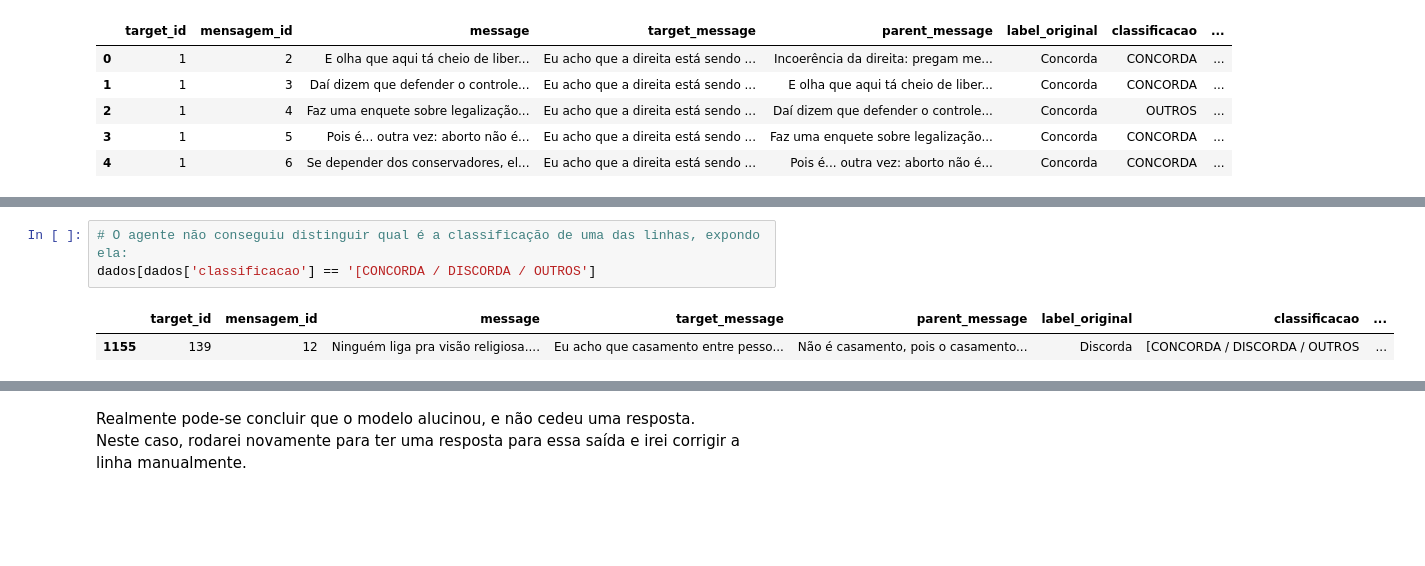
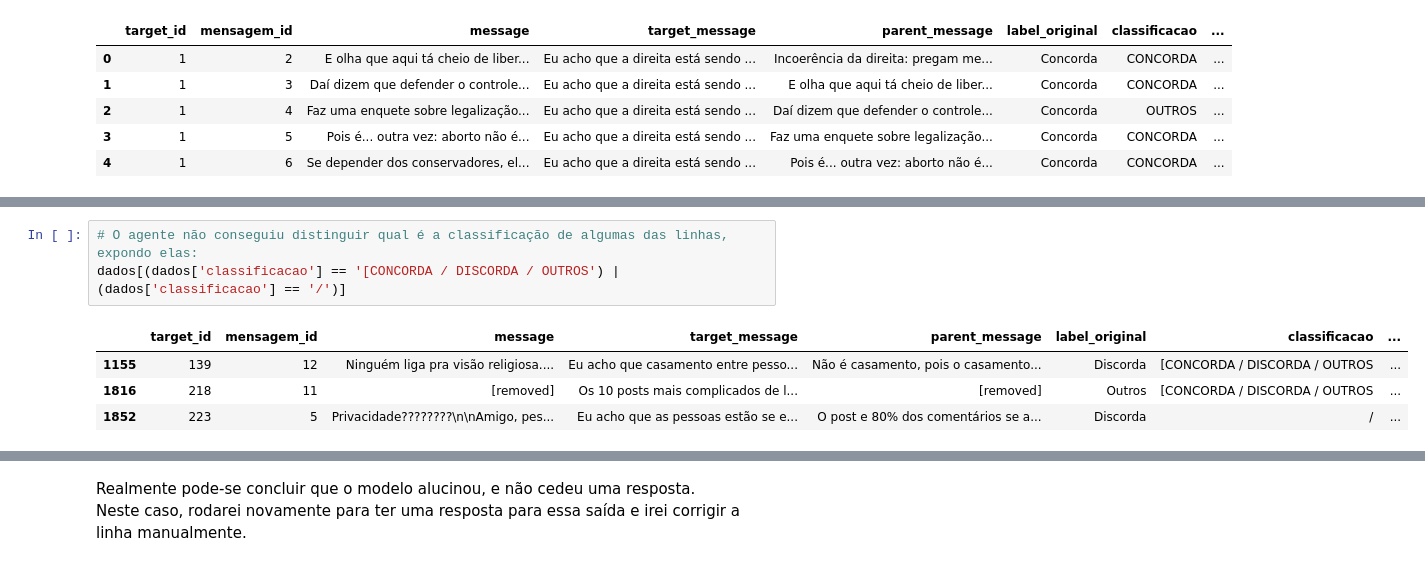
Before and after one commit to digogc/Contextual_GenAI_Stance_Detection, a Jupyter notebook: data/trabalhando_dados_completos.ipynb, the cells around one changed output, grey strips where cells are left out. Drawn from its saved outputs; the diff is of its cells as text; blank space fills up the shorter version.

```diff
--- a/data/trabalhando_dados_completos.ipynb
+++ b/data/trabalhando_dados_completos.ipynb
@@ -114,9 +126,11 @@ dados['classificacao'] = dados['classificacao'].str.strip('*]`\n')
 # %%
-# O agente não conseguiu distinguir qual é a classificação de uma das linhas, expondo ela:
-dados[dados['classificacao'] == '[CONCORDA / DISCORDA / OUTROS']
+# O agente não conseguiu distinguir qual é a classificação de algumas das linhas, expondo elas:
+dados[(dados['classificacao'] == '[CONCORDA / DISCORDA / OUTROS') | (dados['classificacao'] == '/')]
 # %% [output]
 |  | target_id | mensagem_id | message | target_message | parent_message | label_original | classificacao | ... |
 | 1155 | 139 | 12 | Ninguém liga pra visão religiosa.... | Eu acho que casamento entre pesso... | Não é casamento, pois o casamento... | Discorda | [CONCORDA / DISCORDA / OUTROS | ... |
+| 1816 | 218 | 11 | [removed] | Os 10 posts mais complicados de l... | [removed] | Outros | [CONCORDA / DISCORDA / OUTROS | ... |
+| 1852 | 223 | 5 | Privacidade????????\n\nAmigo, pes... | Eu acho que as pessoas estão se e... | O post e 80% dos comentários se a... | Discorda | / | ... |
 # %%
 # Pode-se observar que na verdade o modelo não respeitou a formatação solicitada. Verificando se a resposta está na justificativa:
 conteudo = dados.loc[1155, "justificativa"]
```
Also changed, not shown: parts of 26 cells of this notebook, 1 other file.
